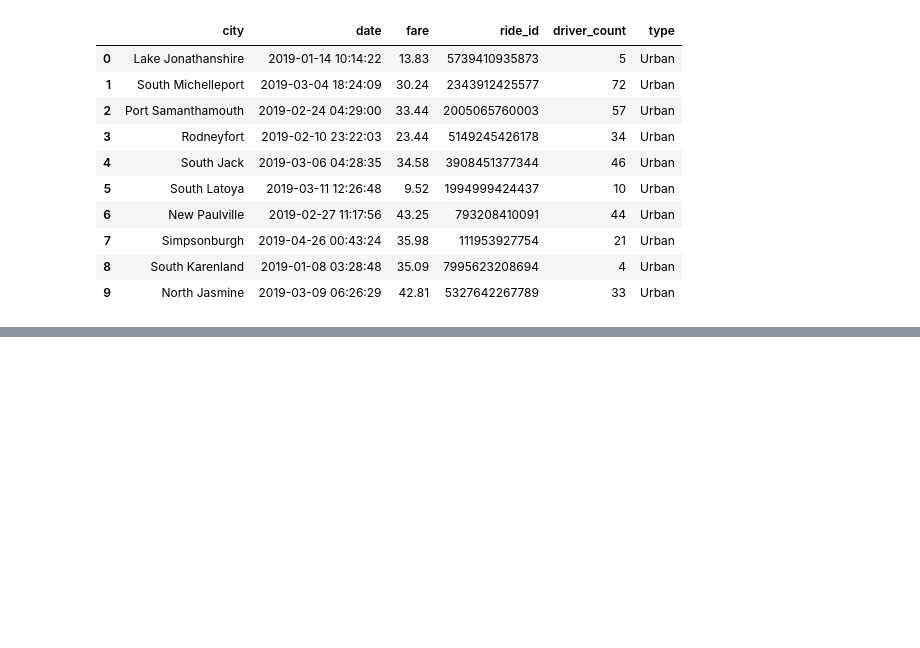
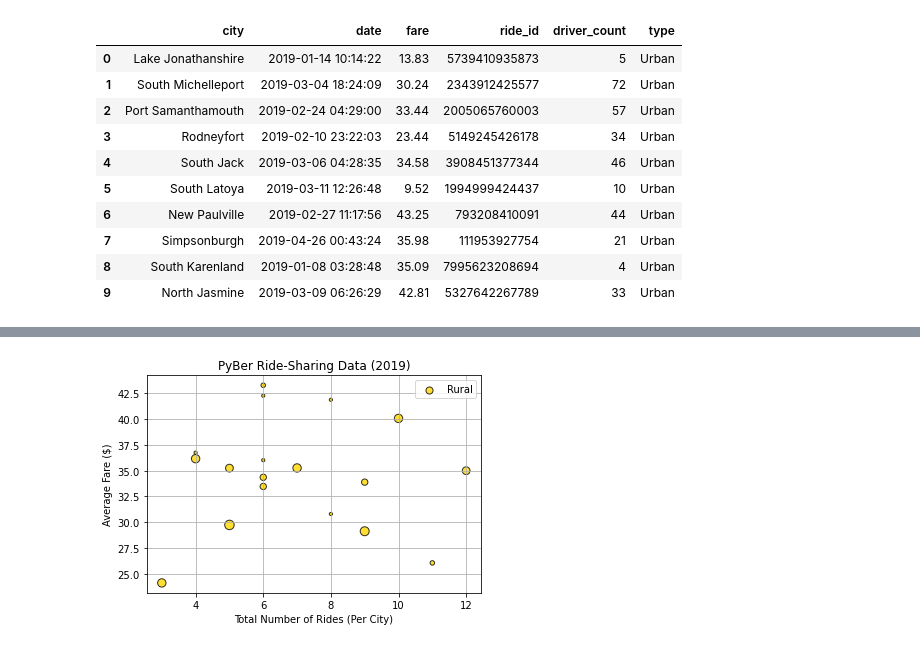
Before and after one commit to vanessaneang/PyBer_Analysis, a Jupyter notebook: PyBer.ipynb, the cells around one changed output, grey strips where cells are left out. Cells and saved outputs as stored; diff of their text form; code cells hidden in the pictures; blank space fills up the shorter version.

```diff
--- a/PyBer.ipynb
+++ b/PyBer.ipynb
@@ -142,0 +165,4 @@ pyber_data_df.head(10)
+# %%
+# Create Rural City DataFrame
+rural_cities_df = pyber_data_df[pyber_data_df["type"] == "Rural"]
+rural_cities_df.head()
@@ -142,0 +263,17 @@ pyber_data_df.head(10)
+# %%
+# Build the scatter plots for rural cities.
+plt.scatter(
+    rural_ride_count,
+    rural_fare_avg,
+    s=10*rural_driver_avg, c="gold",
+    edgecolor="black", linewidths=1,
+    alpha=0.8, label="Rural"
+)
+plt.title("PyBer Ride-Sharing Data (2019)")
+plt.ylabel("Average Fare ($)")
+plt.xlabel("Total Number of Rides (Per City)")
+plt.grid(True)
+plt.legend()
+plt.show()
+# %% [output]
+[figure, added]
```
Also changed, not shown: parts of 10 cells of this notebook, 1 other file.
